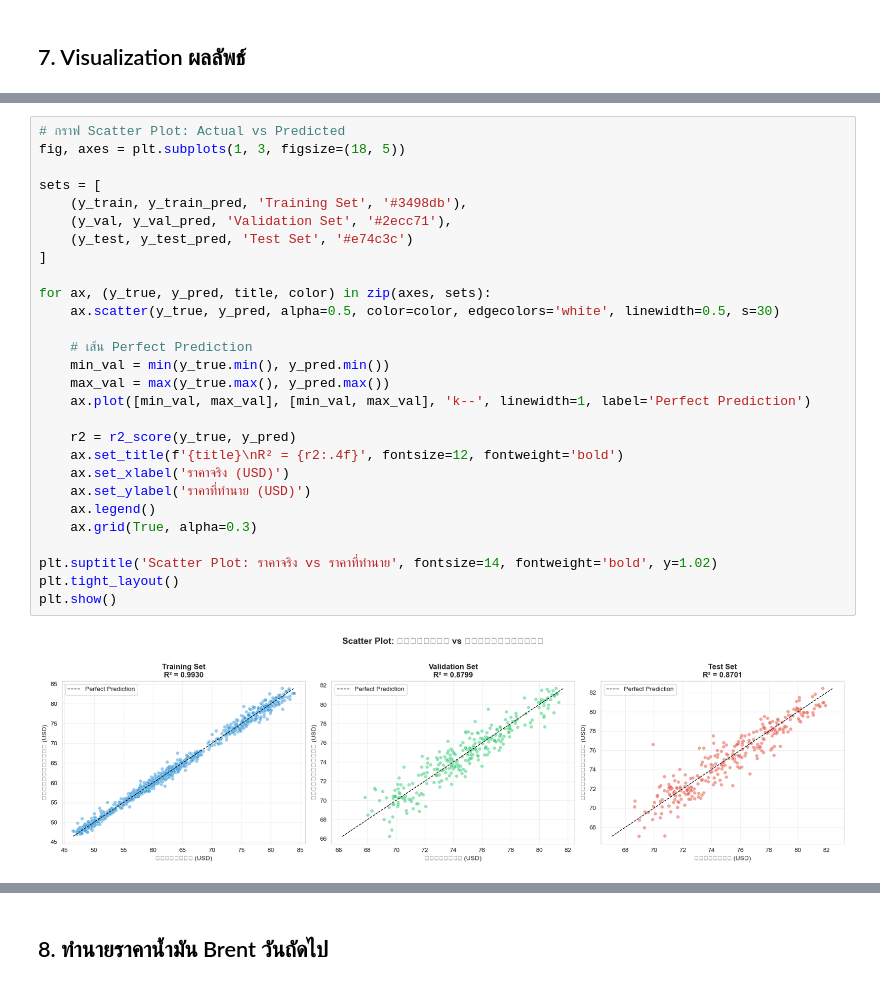
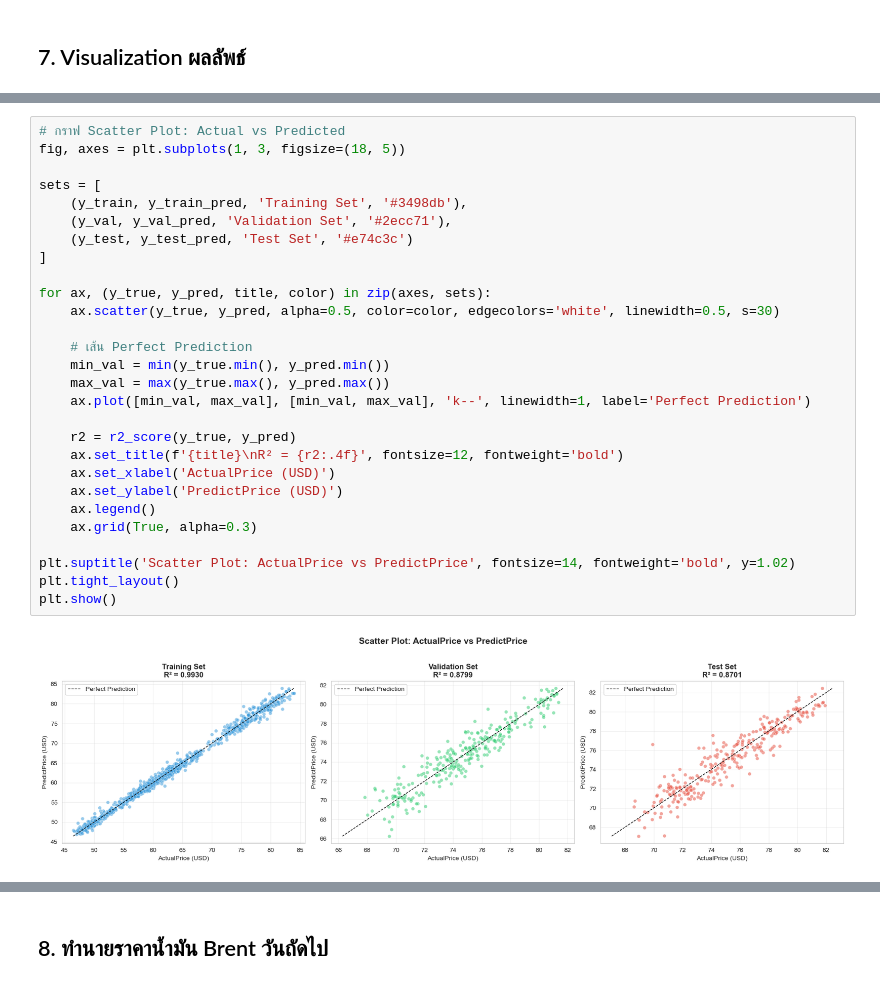
Before and after one commit to K400000/Oil-Price-Prediction, a Jupyter notebook: notebooks/Multiple_Linear_Regression.ipynb, the cells around one changed output, grey strips where cells are left out. Cells and saved outputs as stored; diff of their text form.

```diff
--- a/notebooks/Multiple_Linear_Regression.ipynb
+++ b/notebooks/Multiple_Linear_Regression.ipynb
@@ -389,30 +381,30 @@ plt.show()
 # %%
 # กราฟ Scatter Plot: Actual vs Predicted
 fig, axes = plt.subplots(1, 3, figsize=(18, 5))
 
 sets = [
     (y_train, y_train_pred, 'Training Set', '#3498db'),
     (y_val, y_val_pred, 'Validation Set', '#2ecc71'),
     (y_test, y_test_pred, 'Test Set', '#e74c3c')
 ]
 
 for ax, (y_true, y_pred, title, color) in zip(axes, sets):
     ax.scatter(y_true, y_pred, alpha=0.5, color=color, edgecolors='white', linewidth=0.5, s=30)
 
     # เส้น Perfect Prediction
     min_val = min(y_true.min(), y_pred.min())
     max_val = max(y_true.max(), y_pred.max())
     ax.plot([min_val, max_val], [min_val, max_val], 'k--', linewidth=1, label='Perfect Prediction')
 
     r2 = r2_score(y_true, y_pred)
     ax.set_title(f'{title}\nR² = {r2:.4f}', fontsize=12, fontweight='bold')
-    ax.set_xlabel('ราคาจริง (USD)')
-    ax.set_ylabel('ราคาที่ทำนาย (USD)')
+    ax.set_xlabel('ActualPrice (USD)')
+    ax.set_ylabel('PredictPrice (USD)')
     ax.legend()
     ax.grid(True, alpha=0.3)
 
-plt.suptitle('Scatter Plot: ราคาจริง vs ราคาที่ทำนาย', fontsize=14, fontweight='bold', y=1.02)
+plt.suptitle('Scatter Plot: ActualPrice vs PredictPrice', fontsize=14, fontweight='bold', y=1.02)
 plt.tight_layout()
 plt.show()
 # %% [output]
-[figure, old version]
+[figure, new version]
```
Also changed, not shown: parts of 8 cells of this notebook.
